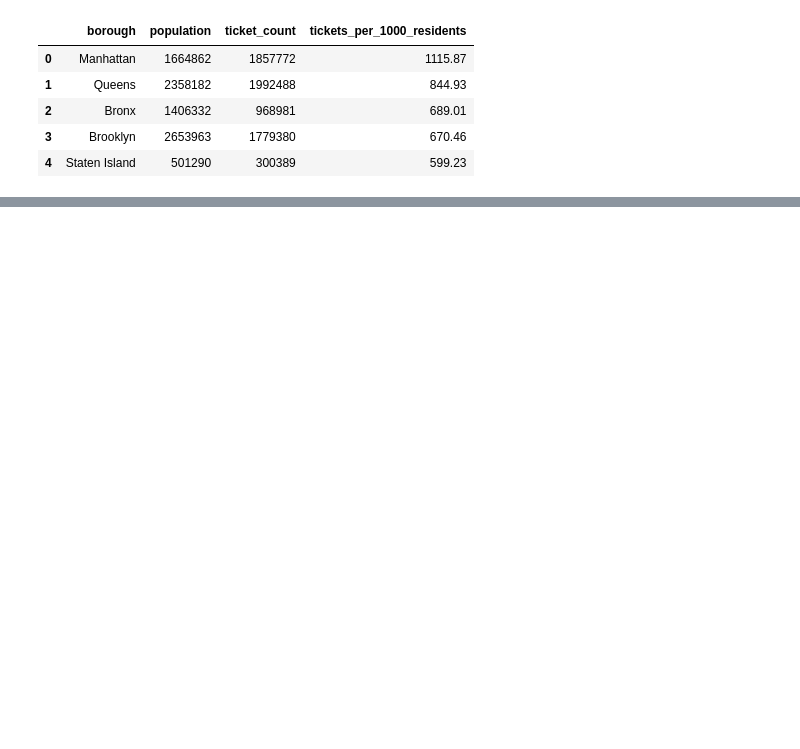
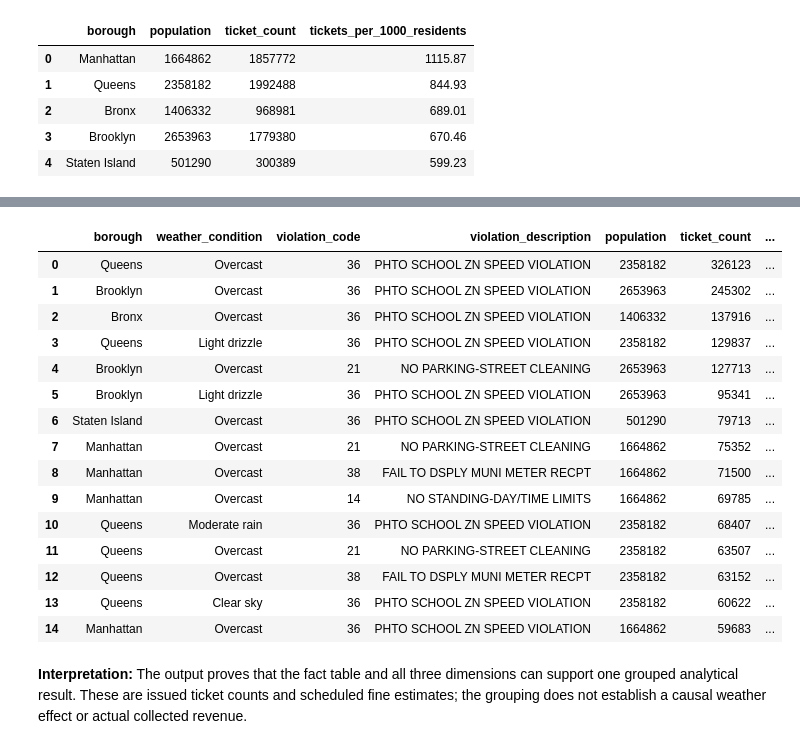
Before and after one commit to JaysonC41/parkinganalytics, a Jupyter notebook: notebooks/02_build_sqlite_database.ipynb, the cells around one changed output, grey strips where cells are left out. Drawn from its saved outputs; the diff is of its cells as text; code cells hidden in the pictures; blank space fills up the shorter version.

```diff
--- a/notebooks/02_build_sqlite_database.ipynb
+++ b/notebooks/02_build_sqlite_database.ipynb
@@ -276,0 +387,56 @@ The next step is exploratory analysis and visualization using the SQL query resu
+# %%
+four_source_analysis = pd.read_sql_query(
+    '''
+    SELECT
+        p.borough,
+        w.weather_condition,
+        p.violation_code,
+        v.violation_description,
+        c.population,
+        COUNT(*) AS ticket_count,
+        ROUND(COUNT(*) * v.fine_amount, 2) AS estimated_fine_exposure
+    FROM parking_violations AS p
+    INNER JOIN weather_daily AS w
+        ON w.weather_date = p.issue_date
+    INNER JOIN violation_lookup AS v
+        ON v.violation_code = p.violation_code
+    INNER JOIN census_borough AS c
+        ON c.borough = p.borough
+    WHERE p.issue_date BETWEEN '2024-07-01' AND '2025-06-30'
+      AND v.fine_amount IS NOT NULL
+    GROUP BY
+        p.borough,
+        w.weather_condition,
+        p.violation_code,
+        v.violation_description,
+        c.population,
+        v.fine_amount
+    HAVING COUNT(*) >= 10000
+    ORDER BY ticket_count DESC
+    LIMIT 15
+    ''',
+    connection,
+)
+four_source_analysis
+# %% [output]
+|  | borough | weather_condition | violation_code | violation_description | population | ticket_count | ... |
+| 0 | Queens | Overcast | 36 | PHTO SCHOOL ZN SPEED VIOLATION | 2358182 | 326123 | ... |
+| 1 | Brooklyn | Overcast | 36 | PHTO SCHOOL ZN SPEED VIOLATION | 2653963 | 245302 | ... |
+| 2 | Bronx | Overcast | 36 | PHTO SCHOOL ZN SPEED VIOLATION | 1406332 | 137916 | ... |
+| 3 | Queens | Light drizzle | 36 | PHTO SCHOOL ZN SPEED VIOLATION | 2358182 | 129837 | ... |
+| 4 | Brooklyn | Overcast | 21 | NO PARKING-STREET CLEANING | 2653963 | 127713 | ... |
+| 5 | Brooklyn | Light drizzle | 36 | PHTO SCHOOL ZN SPEED VIOLATION | 2653963 | 95341 | ... |
+| 6 | Staten Island | Overcast | 36 | PHTO SCHOOL ZN SPEED VIOLATION | 501290 | 79713 | ... |
+| 7 | Manhattan | Overcast | 21 | NO PARKING-STREET CLEANING | 1664862 | 75352 | ... |
+| 8 | Manhattan | Overcast | 38 | FAIL TO DSPLY MUNI METER RECPT | 1664862 | 71500 | ... |
+| 9 | Manhattan | Overcast | 14 | NO STANDING-DAY/TIME LIMITS | 1664862 | 69785 | ... |
+| 10 | Queens | Moderate rain | 36 | PHTO SCHOOL ZN SPEED VIOLATION | 2358182 | 68407 | ... |
+| 11 | Queens | Overcast | 21 | NO PARKING-STREET CLEANING | 2358182 | 63507 | ... |
+| 12 | Queens | Overcast | 38 | FAIL TO DSPLY MUNI METER RECPT | 2358182 | 63152 | ... |
+| 13 | Queens | Clear sky | 36 | PHTO SCHOOL ZN SPEED VIOLATION | 2358182 | 60622 | ... |
+| 14 | Manhattan | Overcast | 36 | PHTO SCHOOL ZN SPEED VIOLATION | 1664862 | 59683 | ... |
+# %% [markdown]
+**Interpretation:** The output proves that the fact table and all
+three dimensions can support one grouped analytical result. These are issued
+ticket counts and scheduled fine estimates; the grouping does not establish a
+causal weather effect or actual collected revenue.
```
Also changed, not shown: parts of 23 cells of this notebook, 8 other files.
